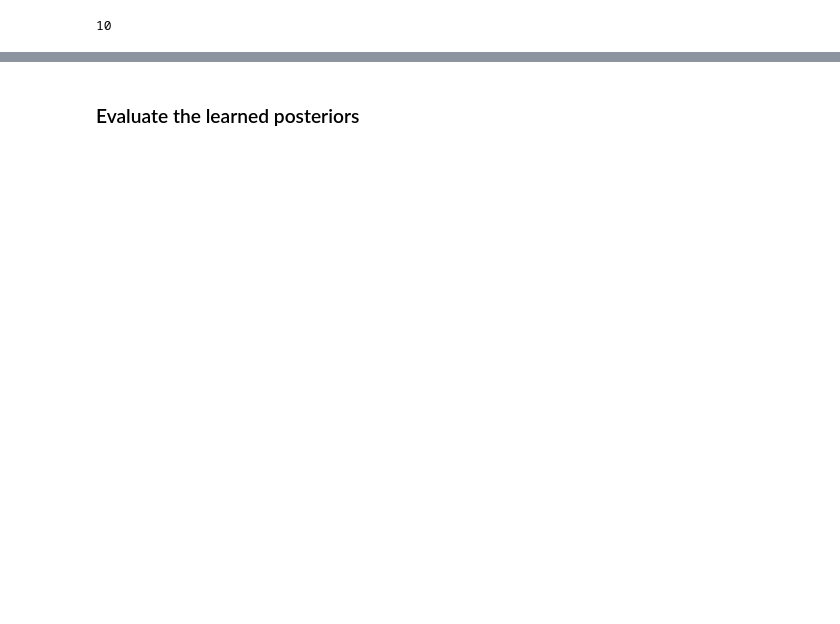
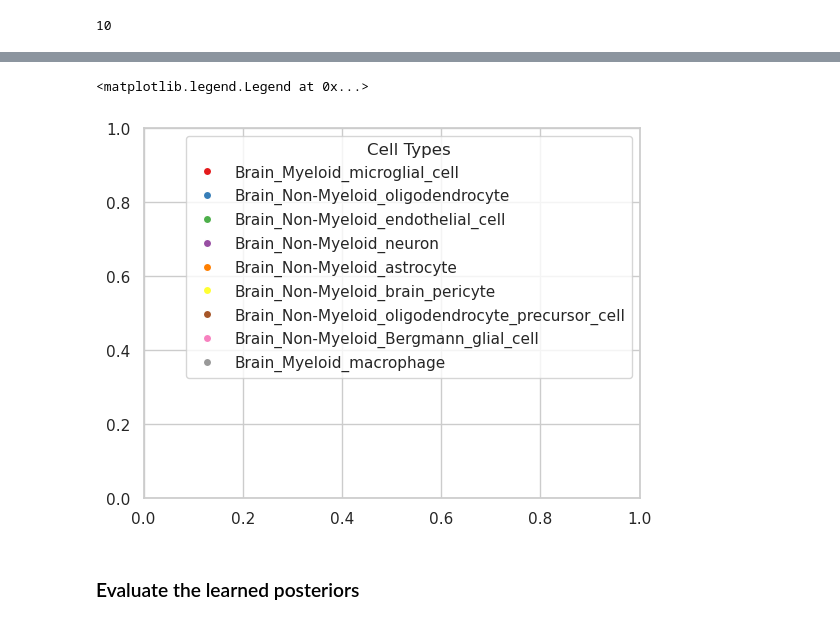
Before and after one commit to daklab/Leaflet-analysis, a Jupyter notebook: tabula_muris_brain/Leaflet/run_mixture_model_TM_SS2.ipynb, the cells around one changed output, grey strips where cells are left out. Saved outputs shown, nothing was run; the diff lists cells and outputs as text; code cells hidden in the pictures; blank space fills up the shorter version.

```diff
--- a/tabula_muris_brain/Leaflet/run_mixture_model_TM_SS2.ipynb
+++ b/tabula_muris_brain/Leaflet/run_mixture_model_TM_SS2.ipynb
@@ -170,10 +262,43 @@ len(results)
 # %%
+# normalize by number of trials
+normalized_matrix = sum_matrices / sum_matrices.max() # taking the sum_matrix and dividing by the max value in the matrix
+
+# get distance metric
+distance_matrix = 1 - normalized_matrix
+distance_matrix
+
+# cluster distance matrix using hierarchical clustering into K clusters
+from sklearn.cluster import KMeans
+# Number of clusters
+num_clusters = 9
+
+# Perform K-means clustering
+kmeans = KMeans(n_clusters=num_clusters)
+cluster_labels = kmeans.fit_predict(distance_matrix)
+
+# Your N by K matrix
+n_by_k_matrix = np.zeros((distance_matrix.shape[0], num_clusters))
+
+# Fill the N by K matrix with cluster assignments
+for i in range(num_clusters):
+    n_by_k_matrix[:, i] = (cluster_labels == i).astype(int)
+
+# sample 5200 indices from distance matrix
+samp_indices = np.random.choice(cell_ids_conversion.shape[0], 5200, replace=False)
+cell_types_heatmap = cell_ids_conversion.iloc[samp_indices]
+
+color_palette = sns.color_palette("Set1", n_colors=len(cell_types_heatmap['cell_type'].unique()))
+
+# Create a color bar legend
+legend = sns.color_palette(palette=color_palette, as_cmap=True)
+
 # Obtain cell type labels for every cell in the matrix also
-unique_cell_types = cell_ids_conversion['cell_type'].unique()
+unique_cell_types = cell_types_heatmap['cell_type'].unique()
 num_unique_types = len(unique_cell_types)
 colors = sns.color_palette('Set1', n_colors=num_unique_types)  # You can use any color palette
 cell_type_colors = {cell_type: color for cell_type, color in zip(unique_cell_types, colors)}
-cell_types = cell_ids_conversion.cell_type.values
+cell_types = cell_types_heatmap.cell_type.values
+
 # Convert cell types to corresponding colors for rows and columns
 row_colors = [cell_type_colors[cell_type] for cell_type in cell_types]
 col_colors = [cell_type_colors[cell_type] for cell_type in cell_types]
@@ -268,3 +324,12 @@ linkage_matrix.shape
+# %%
+# Add a custom legend for row cell types
+legend_labels = cell_type_colors.keys()
+legend_colors = cell_type_colors.values()
+custom_legend = [plt.Line2D([0], [0], marker='o', color='w', label=label, markersize=6, markerfacecolor=color) for label, color in zip(legend_labels, legend_colors)]
+plt.legend(handles=custom_legend, title='Cell Types')
+# %% [output]
+<matplotlib.legend.Legend at 0x...>
+[figure, added]
 # %% [markdown]
 ### Evaluate the learned posteriors
 # %%
```
Also changed, not shown: parts of 52 cells of this notebook, 8 other files.
